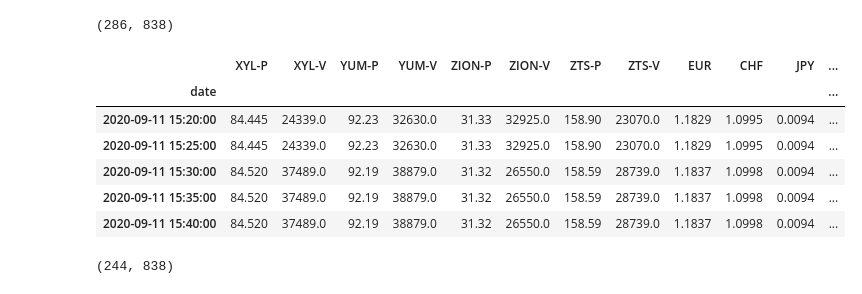
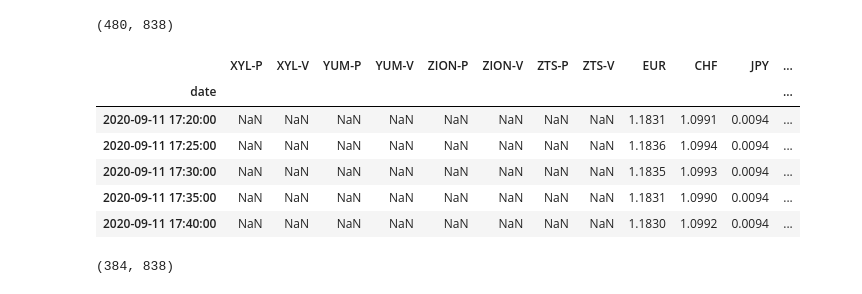
Before and after one commit to UrukHan/NeuroNetStockQuotes, a Jupyter notebook: AlphaVintageApi.ipynb, the cells around one changed output. Saved outputs shown, nothing was run; the diff lists cells and outputs as text; code cells hidden in the pictures.

```diff
--- a/AlphaVintageApi.ipynb
+++ b/AlphaVintageApi.ipynb
@@ -68,7 +71,7 @@ for i in range (len(listCompany)):
       else:
         print(listCompany[i], data.shape[0], end = '   ')
     else:
-      dataConcat, meta_data = ts.get_intraday(symbol = listCompany[i],interval = '15min', outputsize = 'full')
+      dataConcat, meta_data = ts.get_intraday(symbol = listCompany[i],interval = '5min', outputsize = 'full')
       dataConcat = dataConcat[['1. open', '5. volume']]
       dataConcat.columns = [listCompany[i] + '-P',listCompany[i] + '-V']
       if pauseDownload % 10 == 0 and pauseDownload != 0:
@@ -76,7 +79,7 @@ for i in range (len(listCompany)):
       else:
         print(listCompany[i], dataConcat.shape, end = '   ')
       # Объединение таблиц
-      data = pd. concat([data, dataConcat], axis = 1)
+      data = pd.concat([data, dataConcat], axis = 1)
   except ValueError:
     print(listCompany[i], "Что-то пошло не так")
   pauseDownload += 1
@@ -108,12 +111,12 @@ for i in listF:
   try:
     if i == listF[0]:
       # Запрос данных через API
-      dataF, meta_dataF = fe.get_currency_exchange_intraday(from_symbol = i, to_symbol = 'USD', outputsize = 'full')
+      dataF, meta_dataF = fe.get_currency_exchange_intraday(from_symbol = i, to_symbol = 'USD', interval = '5min', outputsize = 'full')
       # Преоброзование таблиц в нужный нам вид
       dataF = pd.DataFrame(dataF['1. open'])
       dataF.columns = [i]
     else:
-      dataConcatF, meta_dataF = fe.get_currency_exchange_intraday(from_symbol = i, to_symbol = 'USD', outputsize = 'full')
+      dataConcatF, meta_dataF = fe.get_currency_exchange_intraday(from_symbol = i, interval = '5min', to_symbol = 'USD', outputsize = 'full')
       dataConcatF = pd.DataFrame(dataConcatF['1. open'])
       dataConcatF.columns = [i]
       dataF = pd. concat([dataF, dataConcatF], axis = 1)
@@ -161,27 +185,23 @@ print(dayEnd)
 allDataSlice = allData.loc[dayStart:dayEnd]
 allDataSlice.shape
 # %% [output]
-(286, 838)
+(480, 838)
-# %%
-# Заполнение пропущенных значений
-allDataSlice = allDataSlice.fillna(method='ffill')
-allDataSlice = allDataSlice.fillna(method='bfill')
 # %%
-allDataSlice.iloc[250:255, 824:844]
+allDataSlice.iloc[160:165, 824:844]
 # %% [output]
 |  | XYL-P | XYL-V | YUM-P | YUM-V | ZION-P | ZION-V | ZTS-P | ZTS-V | EUR | CHF | JPY | ... |
 | date |  |  |  |  |  |  |  |  |  |  |  | ... |
-| 2020-09-11 15:20:00 | 84.445 | 24339.0 | 92.23 | 32630.0 | 31.33 | 32925.0 | 158.90 | 23070.0 | 1.1829 | 1.0995 | 0.0094 | ... |
-| 2020-09-11 15:25:00 | 84.445 | 24339.0 | 92.23 | 32630.0 | 31.33 | 32925.0 | 158.90 | 23070.0 | 1.1829 | 1.0995 | 0.0094 | ... |
-| 2020-09-11 15:30:00 | 84.520 | 37489.0 | 92.19 | 38879.0 | 31.32 | 26550.0 | 158.59 | 28739.0 | 1.1837 | 1.0998 | 0.0094 | ... |
-| 2020-09-11 15:35:00 | 84.520 | 37489.0 | 92.19 | 38879.0 | 31.32 | 26550.0 | 158.59 | 28739.0 | 1.1837 | 1.0998 | 0.0094 | ... |
-| 2020-09-11 15:40:00 | 84.520 | 37489.0 | 92.19 | 38879.0 | 31.32 | 26550.0 | 158.59 | 28739.0 | 1.1837 | 1.0998 | 0.0094 | ... |
+| 2020-09-11 17:20:00 | NaN | NaN | NaN | NaN | NaN | NaN | NaN | NaN | 1.1831 | 1.0991 | 0.0094 | ... |
+| 2020-09-11 17:25:00 | NaN | NaN | NaN | NaN | NaN | NaN | NaN | NaN | 1.1836 | 1.0994 | 0.0094 | ... |
+| 2020-09-11 17:30:00 | NaN | NaN | NaN | NaN | NaN | NaN | NaN | NaN | 1.1835 | 1.0993 | 0.0094 | ... |
+| 2020-09-11 17:35:00 | NaN | NaN | NaN | NaN | NaN | NaN | NaN | NaN | 1.1831 | 1.0990 | 0.0094 | ... |
+| 2020-09-11 17:40:00 | NaN | NaN | NaN | NaN | NaN | NaN | NaN | NaN | 1.1830 | 1.0992 | 0.0094 | ... |
 # %%
 allDataSliceTime = allDataSlice.query('index.dt.hour > 3 and index.dt.hour < 20')
 # %%
 allDataSliceTime.shape
 # %% [output]
-(244, 838)
+(384, 838)
 # %%
 print(allDataSliceTime)
 # %% [output]
```
Also changed, not shown: parts of 14 cells of this notebook.
